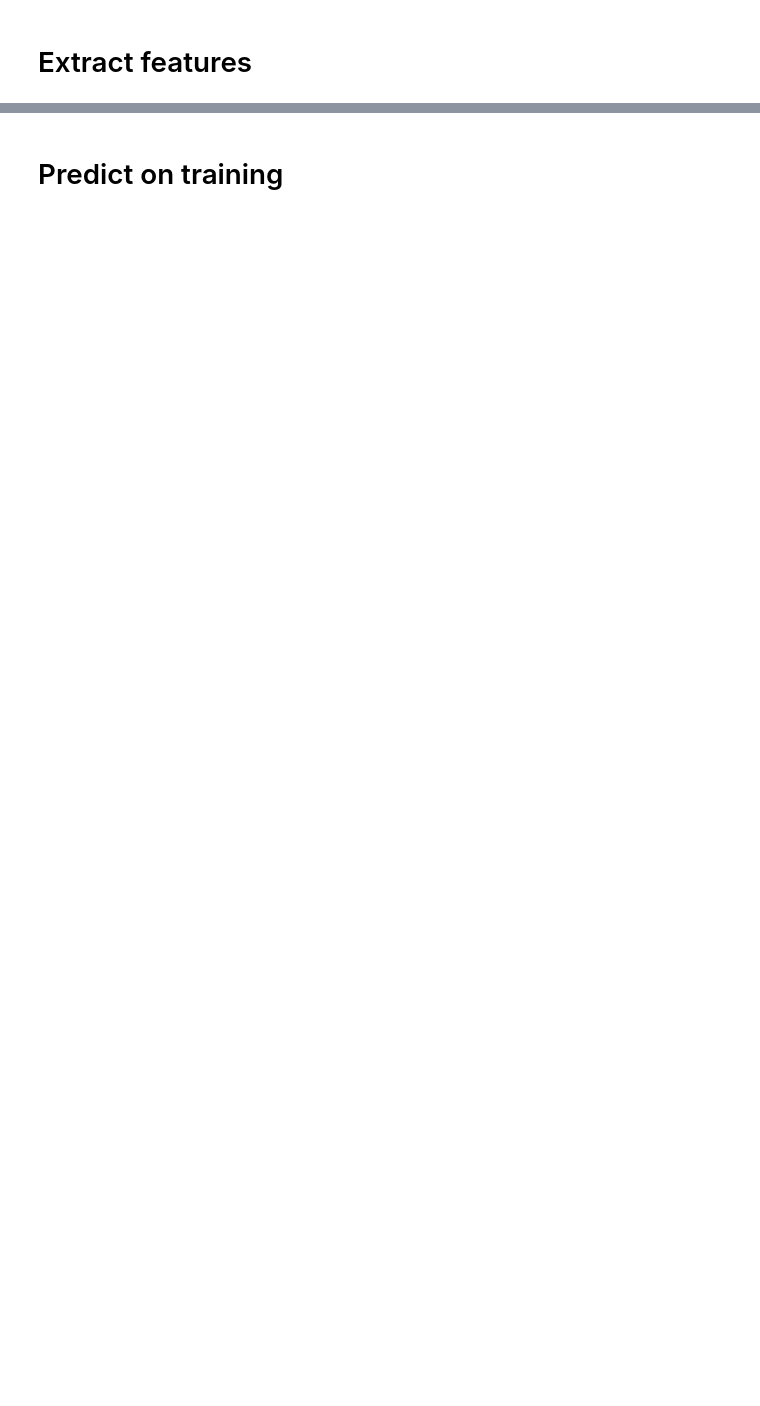
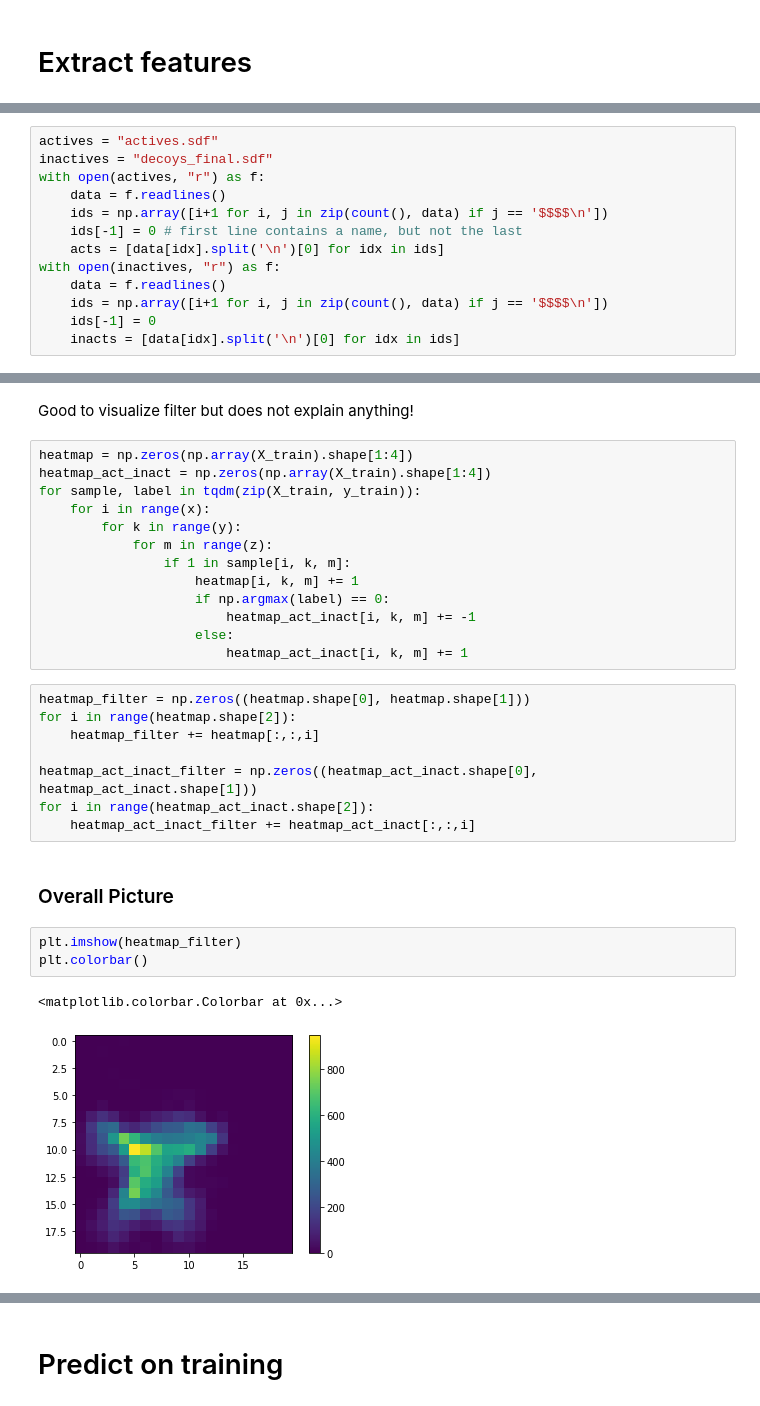
Before and after one commit to nostrumbiodiscovery/modtox, a Jupyter notebook: modtox/structural_alert/Untitled-Copy1.ipynb, the cells around one changed output, grey strips where cells are left out. Drawn from its saved outputs; the diff is of its cells as text; blank space fills up the shorter version.

```diff
--- a/modtox/structural_alert/Untitled-Copy1.ipynb
+++ b/modtox/structural_alert/Untitled-Copy1.ipynb
@@ -275,0 +291,13 @@ Build dataset
+# %%
+actives = "actives.sdf"
+inactives = "decoys_final.sdf"
+with open(actives, "r") as f:
+    data = f.readlines()
+    ids = np.array([i+1 for i, j in zip(count(), data) if j == '$$$$\n'])
+    ids[-1] = 0 # first line contains a name, but not the last
+    acts = [data[idx].split('\n')[0] for idx in ids]
+with open(inactives, "r") as f:
+    data = f.readlines()
+    ids = np.array([i+1 for i, j in zip(count(), data) if j == '$$$$\n'])
+    ids[-1] = 0
+    inacts = [data[idx].split('\n')[0] for idx in ids]
@@ -383,0 +421,31 @@ _________________________________________________________________
+# %% [markdown]
+Good to visualize filter but does not explain anything!
+# %%
+heatmap = np.zeros(np.array(X_train).shape[1:4])
+heatmap_act_inact = np.zeros(np.array(X_train).shape[1:4])
+for sample, label in tqdm(zip(X_train, y_train)):
+    for i in range(x):
+        for k in range(y):
+            for m in range(z):
+                if 1 in sample[i, k, m]:
+                    heatmap[i, k, m] += 1
+                    if np.argmax(label) == 0:
+                        heatmap_act_inact[i, k, m] += -1
+                    else:
+                        heatmap_act_inact[i, k, m] += 1
+# %%
+heatmap_filter = np.zeros((heatmap.shape[0], heatmap.shape[1]))
+for i in range(heatmap.shape[2]):
+    heatmap_filter += heatmap[:,:,i]
+
+heatmap_act_inact_filter = np.zeros((heatmap_act_inact.shape[0], heatmap_act_inact.shape[1]))
+for i in range(heatmap_act_inact.shape[2]):
+    heatmap_act_inact_filter += heatmap_act_inact[:,:,i]
+# %% [markdown]
+### Overall Picture
+# %%
+plt.imshow(heatmap_filter)
+plt.colorbar()
+# %% [output]
+<matplotlib.colorbar.Colorbar at 0x...>
+[figure, added]
```
Also changed, not shown: parts of 88 cells of this notebook.
